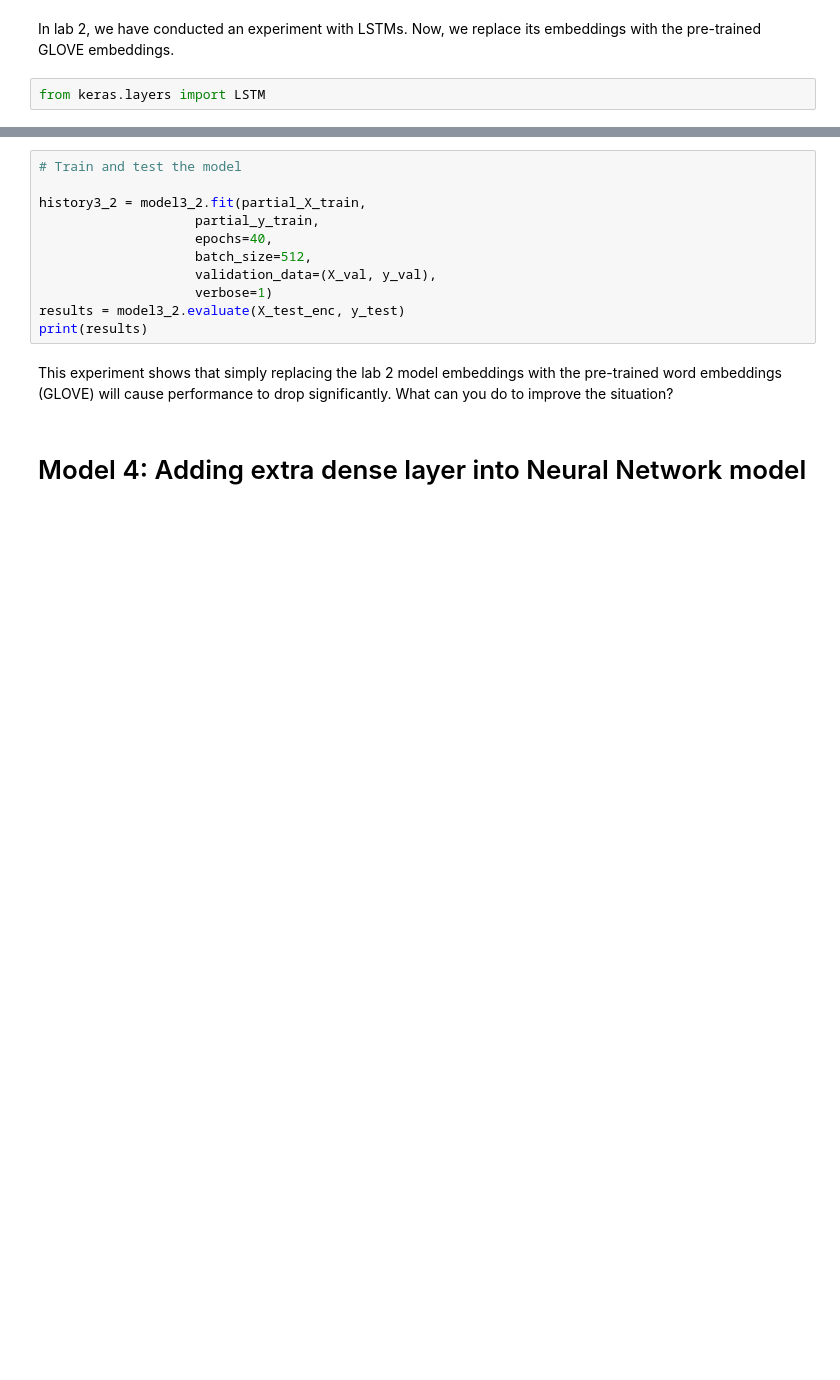
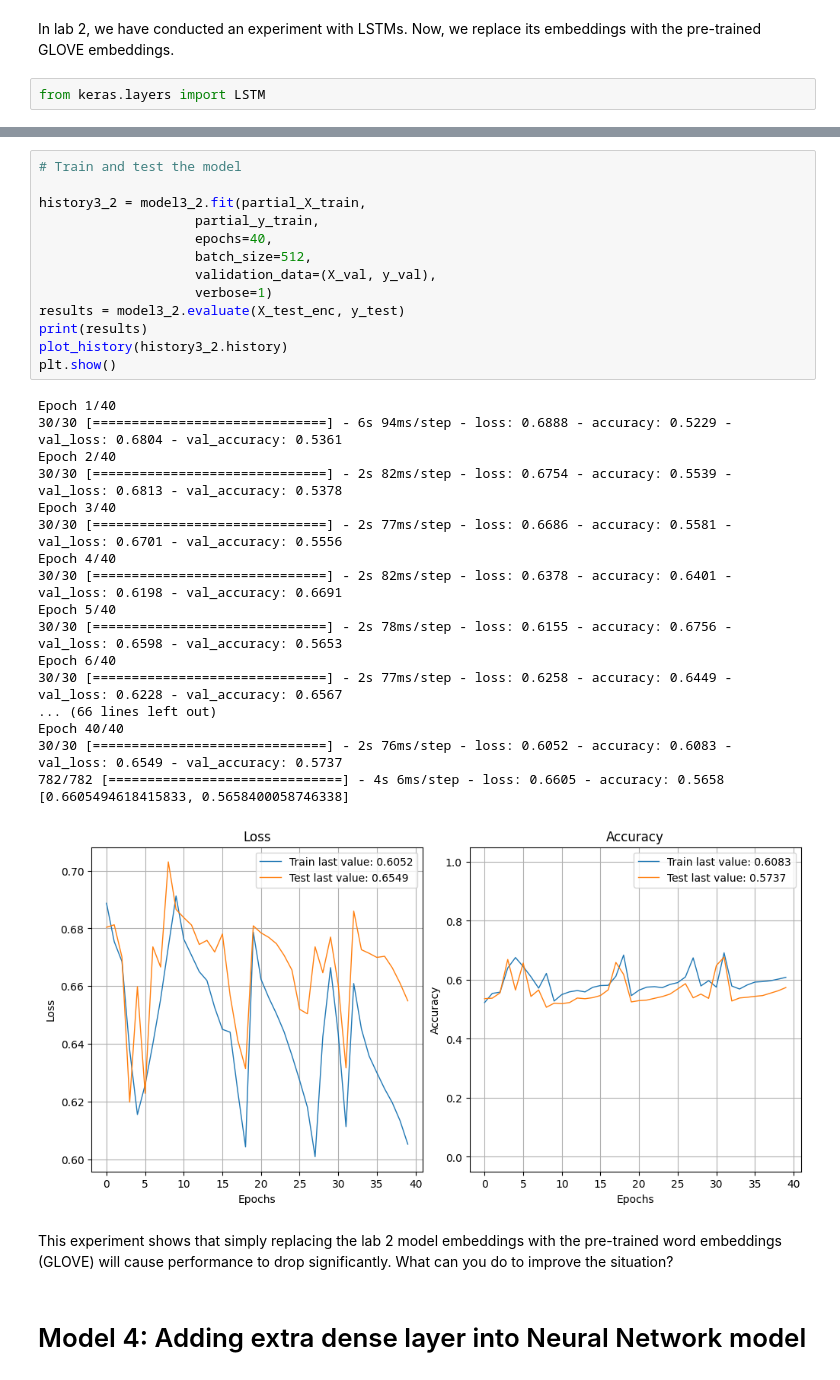
Before and after one commit to josh-millar/josh-millar, a Jupyter notebook: 7001_2022_23_Lab_3_Text_Classification_review.ipynb, the cells around one changed output, grey strips where cells are left out. Drawn from its saved outputs; the diff is of its cells as text; blank space fills up the shorter version.

```diff
--- a/7001_2022_23_Lab_3_Text_Classification_review.ipynb
+++ b/7001_2022_23_Lab_3_Text_Classification_review.ipynb
@@ -497,14 +605,35 @@ model3_2.compile(loss='binary_crossentropy', optimizer='adam', metrics=['accurac
 # %%
 # Train and test the model
 
 history3_2 = model3_2.fit(partial_X_train,
                     partial_y_train,
                     epochs=40,
                     batch_size=512,
                     validation_data=(X_val, y_val),
                     verbose=1)
 results = model3_2.evaluate(X_test_enc, y_test)
 print(results)
+plot_history(history3_2.history)
+plt.show()
+# %% [output]
+Epoch 1/40
+30/30 [==============================] - 6s 94ms/step - loss: 0.6888 - accuracy: 0.5229 - val_loss: 0.6804 - val_accuracy: 0.5361
+Epoch 2/40
+30/30 [==============================] - 2s 82ms/step - loss: 0.6754 - accuracy: 0.5539 - val_loss: 0.6813 - val_accuracy: 0.5378
+Epoch 3/40
+30/30 [==============================] - 2s 77ms/step - loss: 0.6686 - accuracy: 0.5581 - val_loss: 0.6701 - val_accuracy: 0.5556
+Epoch 4/40
+30/30 [==============================] - 2s 82ms/step - loss: 0.6378 - accuracy: 0.6401 - val_loss: 0.6198 - val_accuracy: 0.6691
+Epoch 5/40
+30/30 [==============================] - 2s 78ms/step - loss: 0.6155 - accuracy: 0.6756 - val_loss: 0.6598 - val_accuracy: 0.5653
+Epoch 6/40
+30/30 [==============================] - 2s 77ms/step - loss: 0.6258 - accuracy: 0.6449 - val_loss: 0.6228 - val_accuracy: 0.6567
+... (66 lines left out)
+Epoch 40/40
+30/30 [==============================] - 2s 76ms/step - loss: 0.6052 - accuracy: 0.6083 - val_loss: 0.6549 - val_accuracy: 0.5737
+782/782 [==============================] - 4s 6ms/step - loss: 0.6605 - accuracy: 0.5658
+[0.6605494618415833, 0.5658400058746338]
+[figure, added]
 # %% [markdown]
 This experiment shows that simply replacing the lab 2 model embeddings with the pre-trained word embeddings (GLOVE) will cause performance to drop significantly. What can you do to improve the situation?
 # %% [markdown]
```
Also changed, not shown: parts of 24 cells of this notebook.
